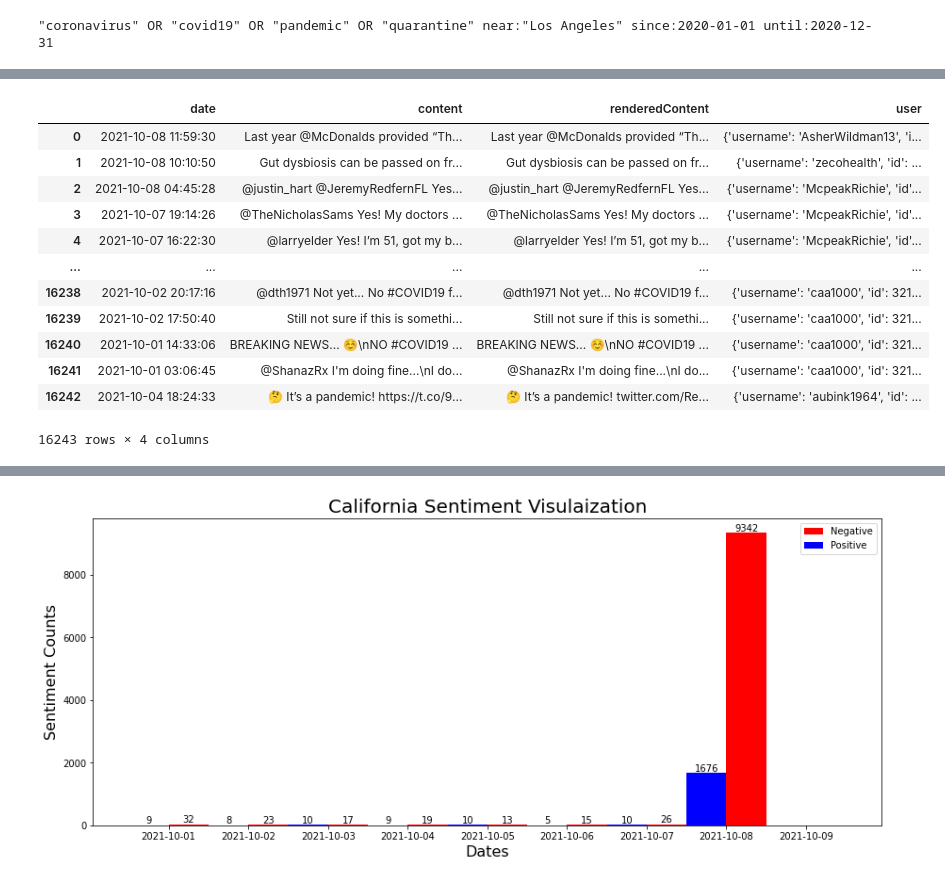
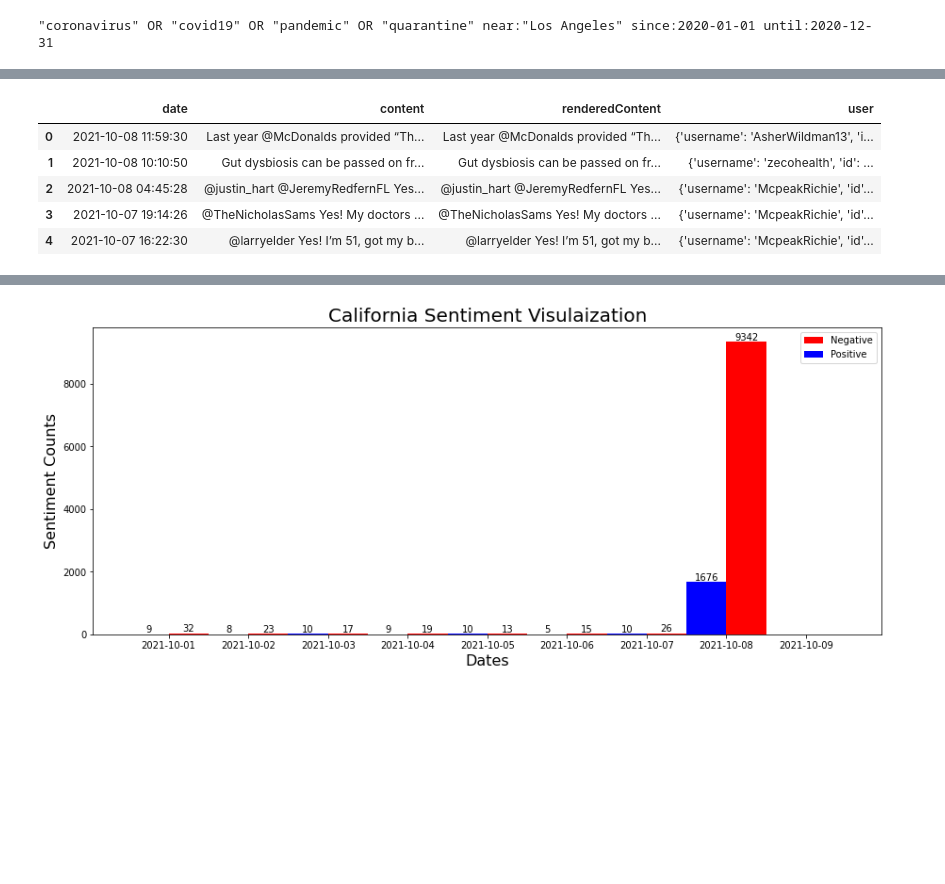
Before and after one commit to The-Processors/ics-438-final-project, a Jupyter notebook: Final Project.ipynb, the cells around one changed output, grey strips where cells are left out. Cells and saved outputs as stored; diff of their text form; code cells hidden in the pictures; blank space fills up the shorter version.

```diff
--- a/Final Project.ipynb
+++ b/Final Project.ipynb
@@ -210,19 +203,12 @@ ca_df
 # %%
 fl_df = json_to_dataFrame('data/tweets/fl_tweets')
-fl_df
+fl_df.head()
 # %% [output]
 |  | date | content | renderedContent | user |
 | 0 | 2021-10-08 11:59:30 | Last year @McDonalds provided “Th... | Last year @McDonalds provided “Th... | {'username': 'AsherWildman13', 'i... |
 | 1 | 2021-10-08 10:10:50 | Gut dysbiosis can be passed on fr... | Gut dysbiosis can be passed on fr... | {'username': 'zecohealth', 'id': ... |
 | 2 | 2021-10-08 04:45:28 | @justin_hart @JeremyRedfernFL Yes... | @justin_hart @JeremyRedfernFL Yes... | {'username': 'McpeakRichie', 'id'... |
 | 3 | 2021-10-07 19:14:26 | @TheNicholasSams Yes! My doctors ... | @TheNicholasSams Yes! My doctors ... | {'username': 'McpeakRichie', 'id'... |
 | 4 | 2021-10-07 16:22:30 | @larryelder Yes! I’m 51, got my b... | @larryelder Yes! I’m 51, got my b... | {'username': 'McpeakRichie', 'id'... |
-| ... | ... | ... | ... | ... |
-| 16238 | 2021-10-02 20:17:16 | @dth1971 Not yet... No #COVID19 f... | @dth1971 Not yet... No #COVID19 f... | {'username': 'caa1000', 'id': 321... |
-| 16239 | 2021-10-02 17:50:40 | Still not sure if this is somethi... | Still not sure if this is somethi... | {'username': 'caa1000', 'id': 321... |
-| 16240 | 2021-10-01 14:33:06 | BREAKING NEWS... ☺️\nNO #COVID19 ... | BREAKING NEWS... ☺️\nNO #COVID19 ... | {'username': 'caa1000', 'id': 321... |
-| 16241 | 2021-10-01 03:06:45 | @ShanazRx I'm doing fine...\nI do... | @ShanazRx I'm doing fine...\nI do... | {'username': 'caa1000', 'id': 321... |
-| 16242 | 2021-10-04 18:24:33 | 🤔 It’s a pandemic! https://t.co/9... | 🤔 It’s a pandemic! twitter.com/Re... | {'username': 'aubink1964', 'id': ... |
-16243 rows × 4 columns
 # %%
 ny_df = json_to_dataFrame('data/tweets/ny_tweets')
```
Also changed, not shown: parts of 14 cells of this notebook, 3 other files.
